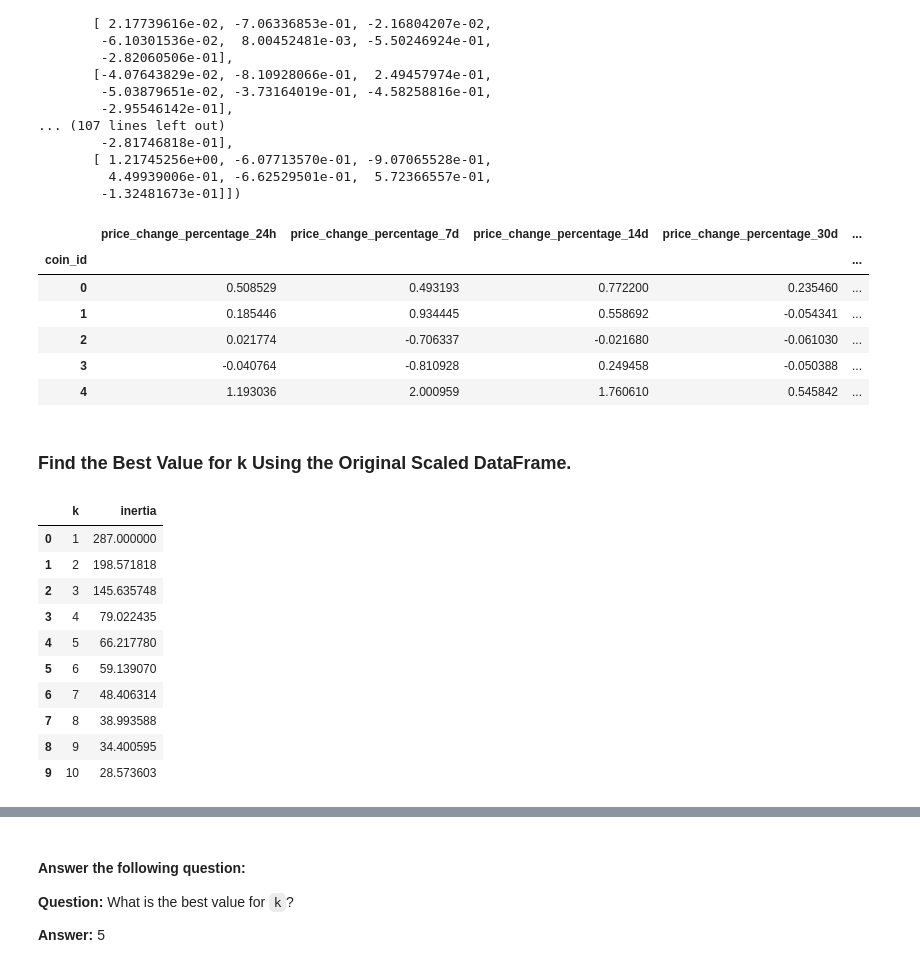
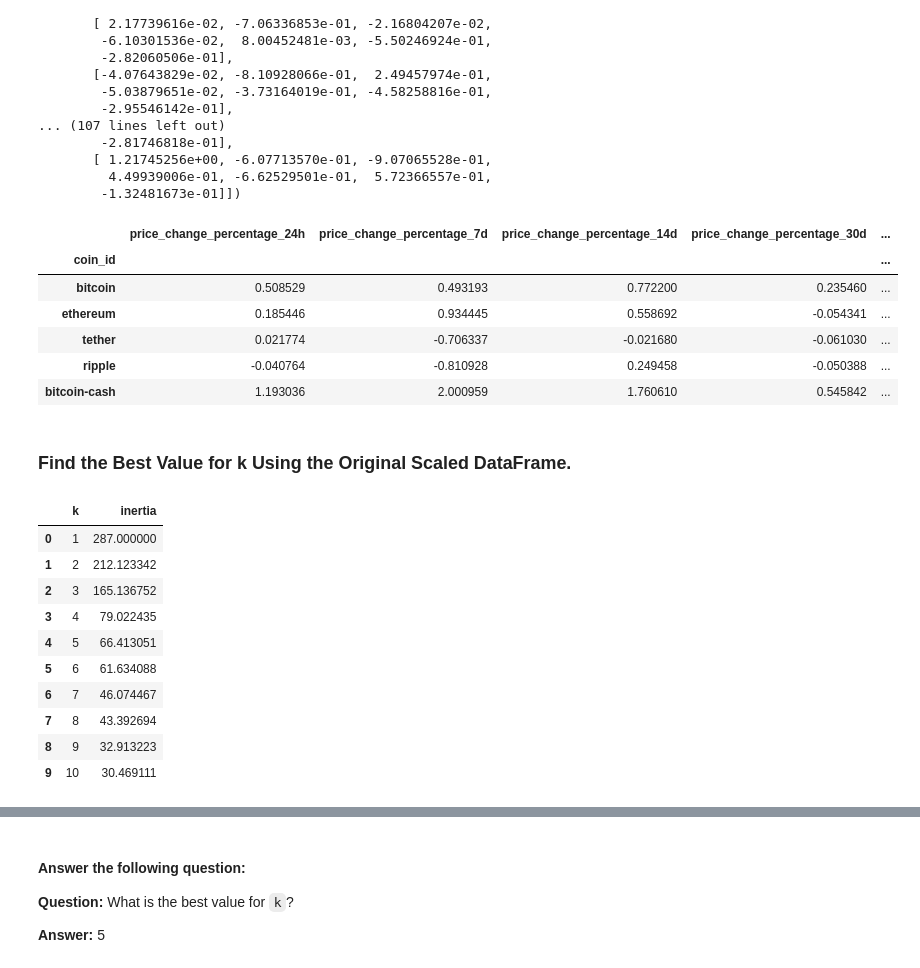
Before and after one commit to neebuntoum/CryptoClustering, a Jupyter notebook: Crypto_Clustering.ipynb, the cells around one changed output, grey strips where cells are left out. Saved outputs shown, nothing was run; the diff lists cells and outputs as text; code cells hidden in the pictures.

```diff
--- a/Crypto_Clustering.ipynb
+++ b/Crypto_Clustering.ipynb
@@ -38,10 +38,7 @@ Index(['price_change_percentage_24h', 'price_change_percentage_7d',
 # Use the `StandardScaler()` module from scikit-learn to normalize the data from the CSV file
     # Create a StandardScaler instance
     # Fit the StandardScaler
-market_data_scaler = StandardScaler().fit_transform(market_data_df[['price_change_percentage_24h', 'price_change_percentage_7d',
-       'price_change_percentage_14d', 'price_change_percentage_30d',
-       'price_change_percentage_60d', 'price_change_percentage_200d',
-       'price_change_percentage_1y']])
+market_data_scaler = StandardScaler().fit_transform(market_data_df)
 market_data_scaler
 # %% [output]
 array([[ 5.08529366e-01,  4.93193071e-01,  7.72200433e-01,
@@ -63,25 +60,22 @@ array([[ 5.08529366e-01,  4.93193071e-01,  7.72200433e-01,
         -1.32481673e-01]])
 # %%
 # Create a DataFrame with the scaled data
-market_data_scaled = pd.DataFrame(market_data_scaler, columns=['price_change_percentage_24h', 'price_change_percentage_7d',
-       'price_change_percentage_14d', 'price_change_percentage_30d',
-       'price_change_percentage_60d', 'price_change_percentage_200d',
-       'price_change_percentage_1y'])
+market_data_scaled = pd.DataFrame(market_data_scaler, columns=market_data_df.columns)
 
 # Copy the crypto names from the original data
 market_data_scaled['coin_id'] = market_data_df.index
 # Set the coinid column as index
 market_data_scaled.set_index('coin_id', inplace=True)
 # Display sample data
 market_data_scaled.head()
 # %% [output]
 |  | price_change_percentage_24h | price_change_percentage_7d | price_change_percentage_14d | price_change_percentage_30d | ... |
 | coin_id |  |  |  |  | ... |
-| 0 | 0.508529 | 0.493193 | 0.772200 | 0.235460 | ... |
-| 1 | 0.185446 | 0.934445 | 0.558692 | -0.054341 | ... |
-| 2 | 0.021774 | -0.706337 | -0.021680 | -0.061030 | ... |
-| 3 | -0.040764 | -0.810928 | 0.249458 | -0.050388 | ... |
-| 4 | 1.193036 | 2.000959 | 1.760610 | 0.545842 | ... |
+| bitcoin | 0.508529 | 0.493193 | 0.772200 | 0.235460 | ... |
+| ethereum | 0.185446 | 0.934445 | 0.558692 | -0.054341 | ... |
+| tether | 0.021774 | -0.706337 | -0.021680 | -0.061030 | ... |
+| ripple | -0.040764 | -0.810928 | 0.249458 | -0.050388 | ... |
+| bitcoin-cash | 1.193036 | 2.000959 | 1.760610 | 0.545842 | ... |
 # %% [markdown]
 ### Find the Best Value for k Using the Original Scaled DataFrame.
 # %%
@@ -98,7 +92,7 @@ inertia = []
 # 2. Fit the model to the data using the scaled DataFrame
 # 3. Append the model.inertia_ to the inertia list
 for i in k_values:
-    model = KMeans(n_clusters=i, n_init="auto", random_state=0)
+    model = KMeans(n_clusters=i, n_init="auto", random_state=1)
     model.fit(market_data_scaled)
     inertia.append(model.inertia_)
 
@@ -114,15 +108,15 @@ df_elbow
 # %% [output]
 |  | k | inertia |
 | 0 | 1 | 287.000000 |
-| 1 | 2 | 198.571818 |
-| 2 | 3 | 145.635748 |
+| 1 | 2 | 212.123342 |
+| 2 | 3 | 165.136752 |
 | 3 | 4 | 79.022435 |
-| 4 | 5 | 66.217780 |
-| 5 | 6 | 59.139070 |
-| 6 | 7 | 48.406314 |
-| 7 | 8 | 38.993588 |
-| 8 | 9 | 34.400595 |
-| 9 | 10 | 28.573603 |
+| 4 | 5 | 66.413051 |
+| 5 | 6 | 61.634088 |
+| 6 | 7 | 46.074467 |
+| 7 | 8 | 43.392694 |
+| 8 | 9 | 32.913223 |
+| 9 | 10 | 30.469111 |
 # %%
 # Plot a line chart with all the inertia values computed with
 # the different values of k to visually identify the optimal value for k.
```
Also changed, not shown: parts of 6 cells of this notebook.
